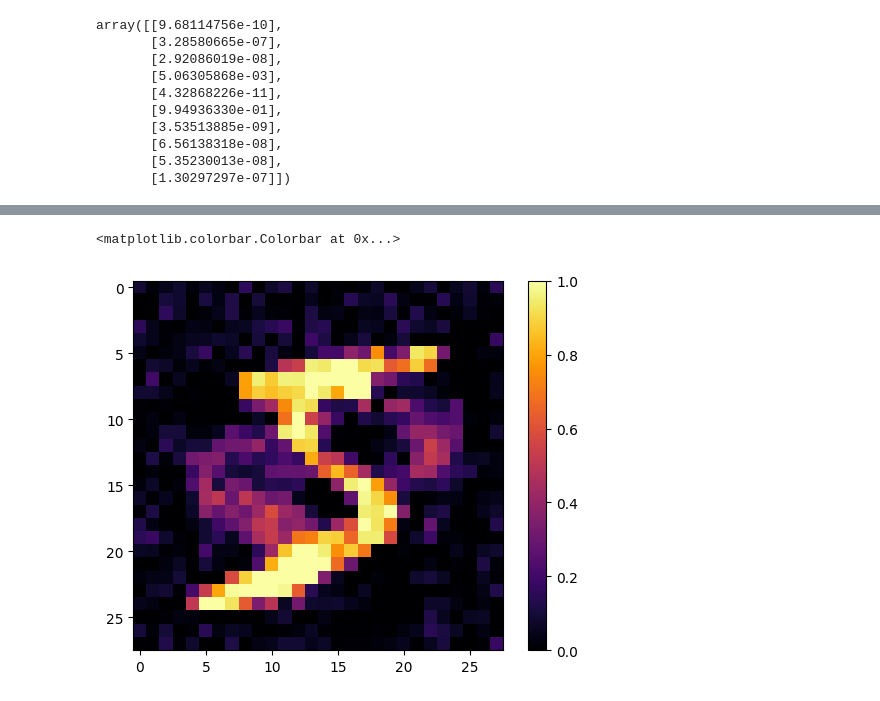
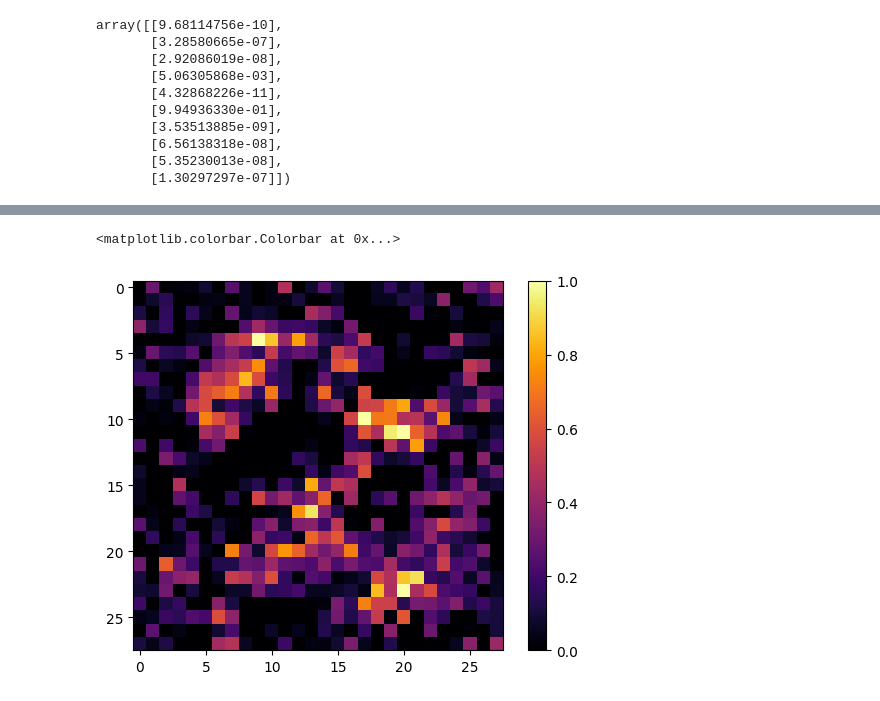
Before and after one commit to stanleytheli/mini-ml, a Jupyter notebook: src/feature_vis.ipynb, the cells around one changed output, grey strips where cells are left out. Cells and saved outputs as stored; diff of their text form; code cells hidden in the pictures.

```diff
--- a/src/feature_vis.ipynb
+++ b/src/feature_vis.ipynb
@@ -58,7 +73,7 @@ array([[9.68114756e-10],
 # %%
 # Let's see how the model thinks it could become even more 5-like
 model.set_cost(BinaryCrossEntropyCost())
-desired_updates = -get_delta(model, test_image, vectorized_result(8))
+desired_updates = -get_delta(model, test_image, vectorized_result(5))
 plt.imshow(desired_updates)
 plt.set_cmap("RdYlGn")
 plt.colorbar()
@@ -100,0 +113,3 @@ plt.imshow(test_image)
+# %%
+test_image = mnist_train[0][0]
+plt.imshow(test_image)
@@ -101,12 +119,12 @@ plt.imshow(test_image)
 # %%
-target_num = 0
+target_num = 2
 
 strengthened_image = test_image
-strengthened_image = transform(strengthened_image, target_num, 3000, update_rate=0.1, norm=pNorm)
+strengthened_image = transform(strengthened_image, target_num, 100, update_rate=0.1, norm=lambda x: pNorm(x))
 strengthened_image = forceNorm(strengthened_image)
 plt.set_cmap("inferno")
 plt.imshow(strengthened_image)
 plt.colorbar()
 # %% [output]
 <matplotlib.colorbar.Colorbar at 0x...>
-[figure, old version]
+[figure, new version]
```
Also changed, not shown: parts of 20 cells of this notebook.
